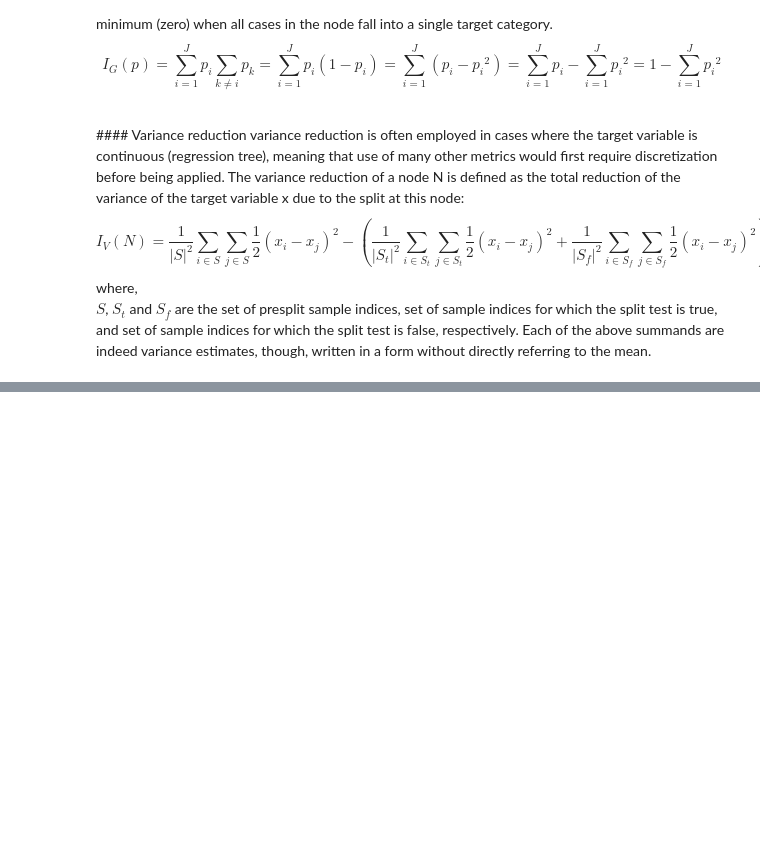
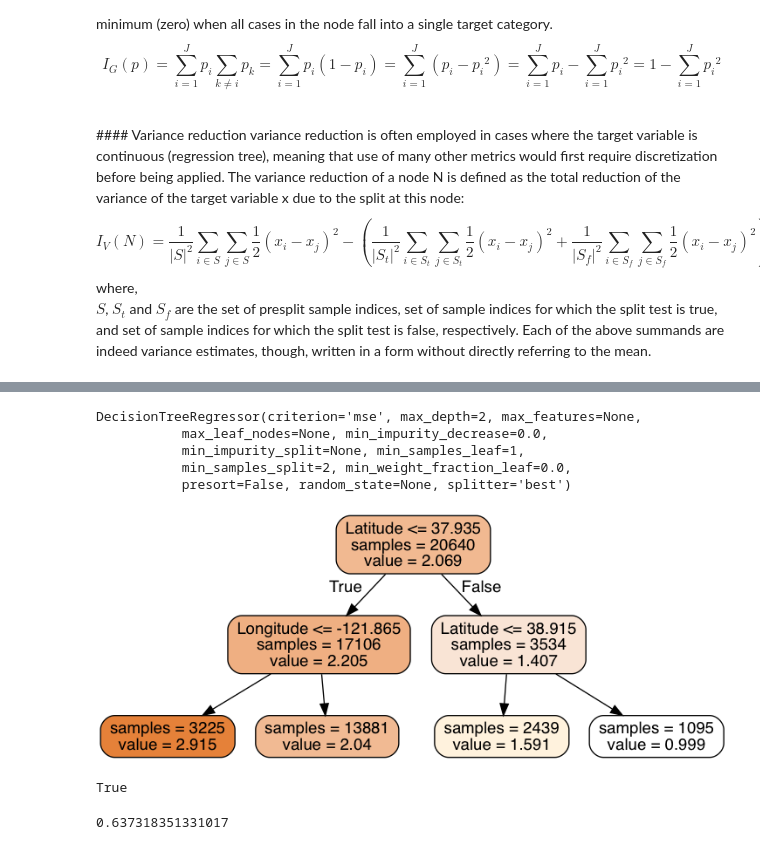
Before and after one commit to JKChang2015/Machine_Learning, a Jupyter notebook: Decision tree/Decision tree.ipynb, the cells around one changed output, grey strips where cells are left out. Drawn from its saved outputs; the diff is of its cells as text; code cells hidden in the pictures; blank space fills up the shorter version.

Commit message:
decision Tree

```diff
--- a/Decision tree/Decision tree.ipynb
+++ b/Decision tree/Decision tree.ipynb
@@ -29,0 +34,4 @@ $S$, $S_{t}$ and $S_{f}$ are the set of presplit sample indices, set of sample i
+# %%
+from sklearn.datasets.california_housing import fetch_california_housing
+housing = fetch_california_housing()
+print(housing.DESCR)
@@ -29,0 +145,41 @@ $S$, $S_{t}$ and $S_{f}$ are the set of presplit sample indices, set of sample i
+# %%
+from sklearn import tree
+dtr = tree.DecisionTreeRegressor(max_depth=2)  #create a tree
+dtr.fit(housing.data[:, [6, 7]], housing.target) #construct a tree model pattern 6 and 7
+# %% [output]
+DecisionTreeRegressor(criterion='mse', max_depth=2, max_features=None,
+           max_leaf_nodes=None, min_impurity_decrease=0.0,
+           min_impurity_split=None, min_samples_leaf=1,
+           min_samples_split=2, min_weight_fraction_leaf=0.0,
+           presort=False, random_state=None, splitter='best')
+# %%
+# visualization
+dot_data = tree.export_graphviz(
+    dtr, # data
+    out_file=None,
+    feature_names=housing.feature_names[6:8], #pattern name
+    filled=True,
+    impurity=False,
+    rounded=True)
+# %%
+import pydotplus
+graph = pydotplus.graph_from_dot_data(dot_data)
+graph.get_nodes()[7].set_fillcolor("#FFF2DD")
+from IPython.display import Image
+Image(graph.create_png())
+# %% [output]
+[figure, added]
+# %%
+graph.write_png("dtr_white_background.png")
+# %% [output]
+True
+# %%
+from sklearn.model_selection import train_test_split
+# split the dataset to train and test
+data_train, data_test, target_train, target_test = train_test_split(
+    housing.data, housing.target, test_size=0.1, random_state=42) #random seed 42
+dtr = tree.DecisionTreeRegressor(random_state=42) #random seed 42
+dtr.fit(data_train, target_train) # training
+dtr.score(data_test, target_test)
+# %% [output]
+0.637318351331017
```
Also changed, not shown: parts of 10 cells of this notebook, 4 other files.
